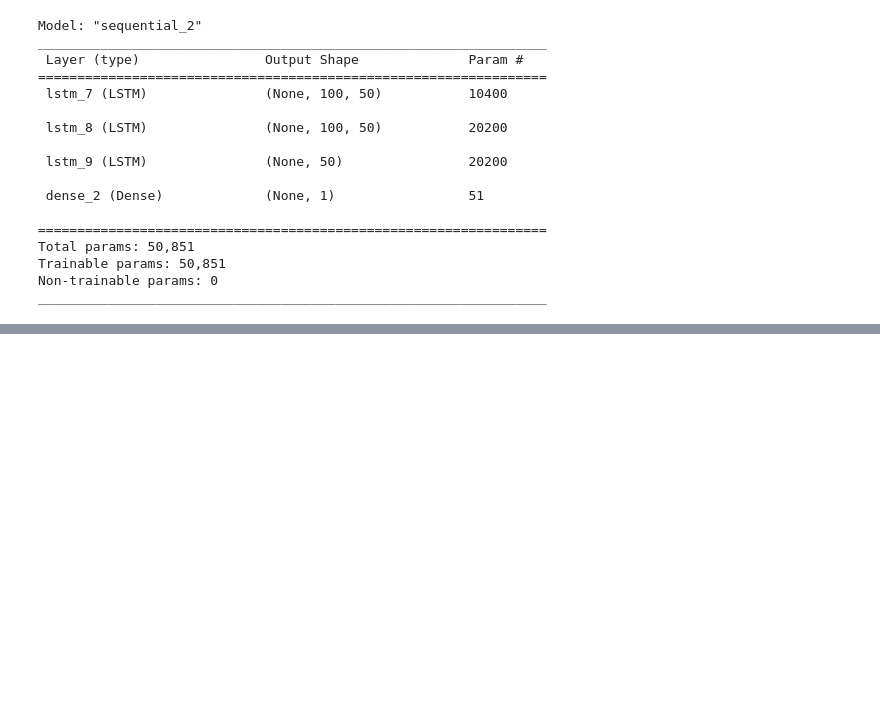
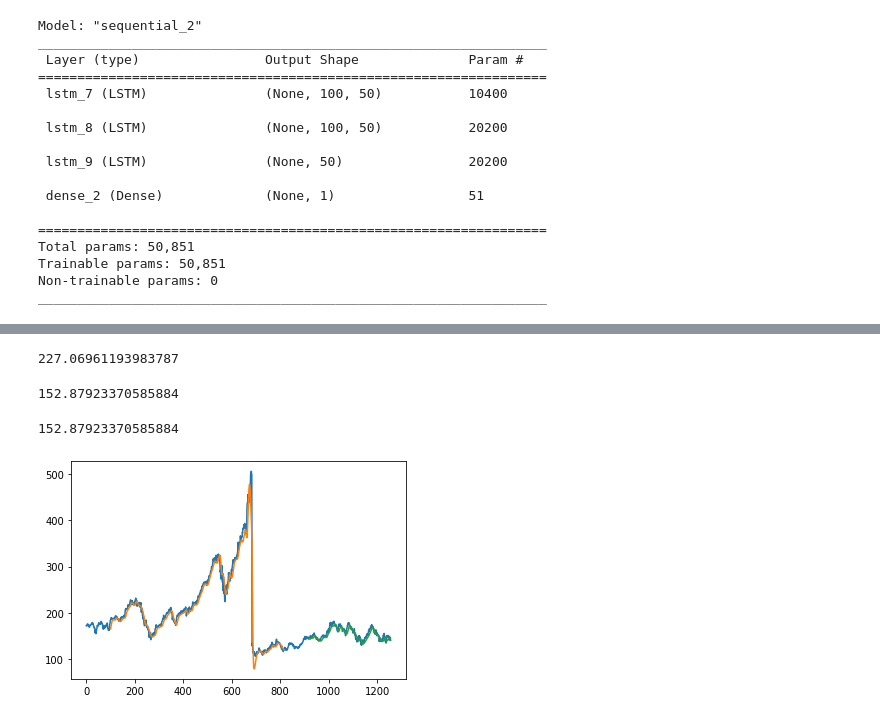
Before and after one commit to sinchan-s/time-series-analysis, a Jupyter notebook: tsa-lstm.ipynb, the cells around one changed output, grey strips where cells are left out. Saved outputs shown, nothing was run; the diff lists cells and outputs as text; code cells hidden in the pictures; blank space fills up the shorter version.

Commit message:
lstm-test predict done

```diff
--- a/tsa-lstm.ipynb
+++ b/tsa-lstm.ipynb
@@ -127,0 +139,3 @@ Epoch 4/100
+# %%
+train_predict = model.predict(X_train)
+test_predict = model.predict(X_test)
@@ -127,0 +145,34 @@ Epoch 4/100
+# %%
+train_predict = scaler.inverse_transform(train_predict)
+test_predict = scaler.inverse_transform(test_predict)
+# %%
+import math
+from sklearn.metrics import mean_squared_error
+math.sqrt(mean_squared_error(y_train, train_predict))
+# %% [output]
+227.06961193983787
+# %%
+math.sqrt(mean_squared_error(y_test, test_predict))
+# %% [output]
+152.87923370585884
+# %%
+mse = mean_squared_error(y_test, test_predict)
+mse**0.5
+# %% [output]
+152.87923370585884
+# %%
+look_back = 100
+trainPredictPlot = np.empty_like(df1)
+trainPredictPlot[:, :] = np.nan
+trainPredictPlot[look_back:len(train_predict)+look_back, :] = train_predict
+
+testPredictPlot = np.empty_like(df1)
+testPredictPlot[:, :] = np.nan
+testPredictPlot[len(train_predict)+(look_back*2)+1:len(df1)-1, :] = test_predict
+
+plt.plot(scaler.inverse_transform(df1))
+plt.plot(trainPredictPlot)
+plt.plot(testPredictPlot)
+plt.show()
+# %% [output]
+[figure, added]
```
Also changed, not shown: parts of 2 cells of this notebook.
